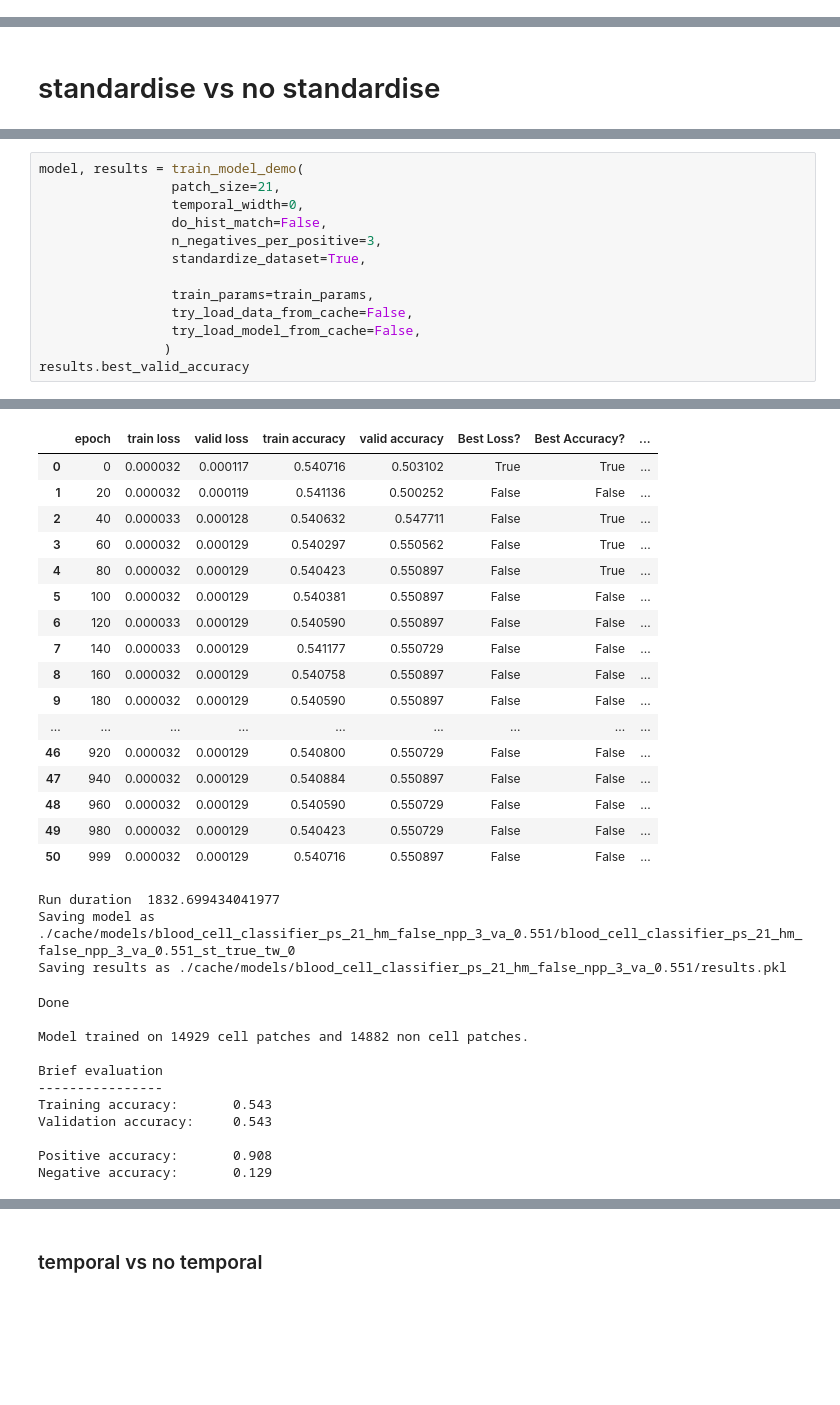
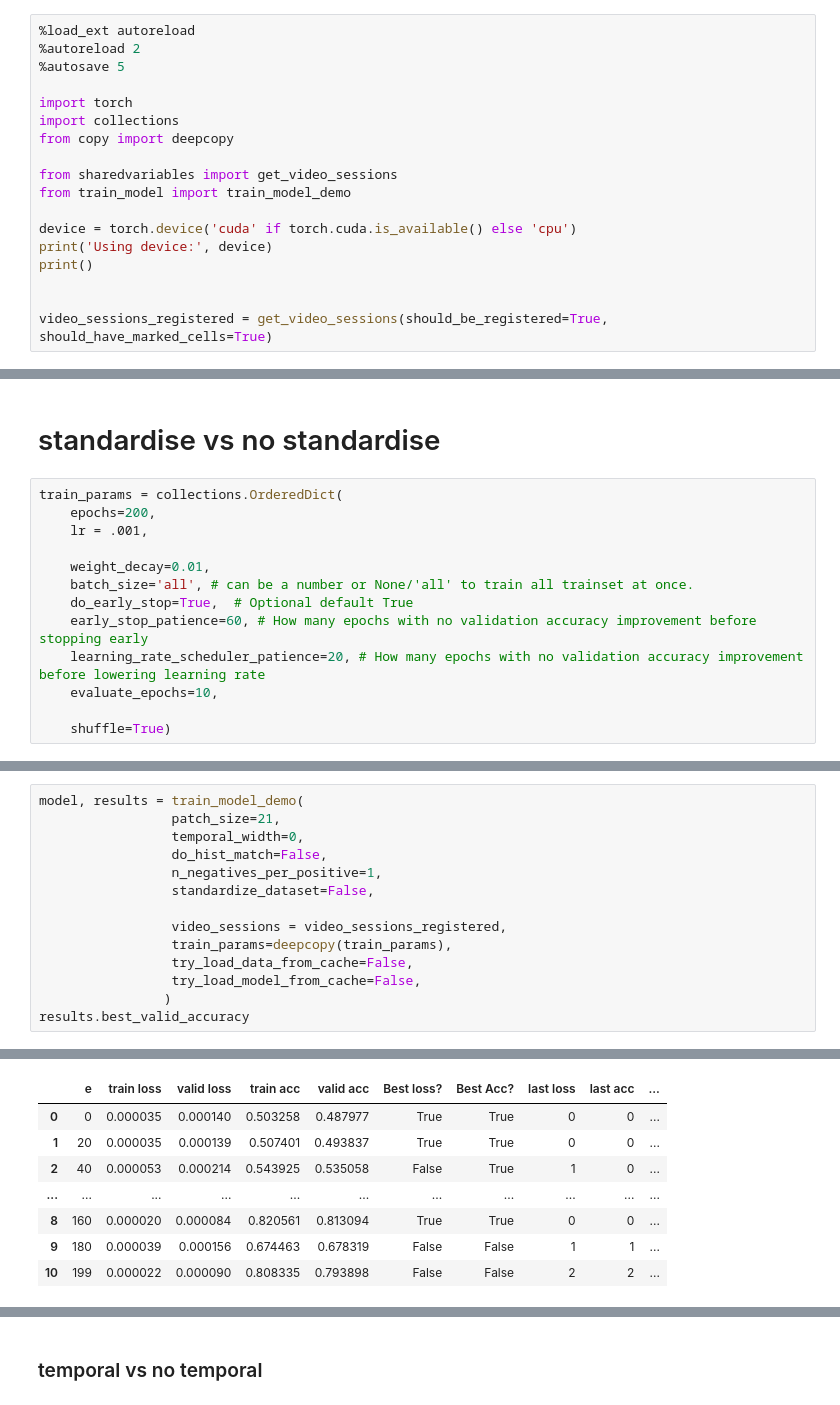
Before and after one commit to cchadj/cell-tracking-ucl-thesis, a Jupyter notebook: train-model-minimal.ipynb, the cells around one changed output, grey strips where cells are left out. Drawn from its saved outputs; the diff is of its cells as text; blank space fills up the shorter version.

```diff
--- a/train-model-minimal.ipynb
+++ b/train-model-minimal.ipynb
@@ -36,0 +1,18 @@ Using device: cuda
+# %%
+%load_ext autoreload
+%autoreload 2
+%autosave 5
+
+import torch
+import collections
+from copy import deepcopy
+
+from sharedvariables import get_video_sessions
+from train_model import train_model_demo
+
+device = torch.device('cuda' if torch.cuda.is_available() else 'cpu')
+print('Using device:', device)
+print()
+
+
+video_sessions_registered = get_video_sessions(should_be_registered=True, should_have_marked_cells=True)
@@ -37,5 +24,18 @@ Using device: cuda
 # %% [markdown]
 # standardise vs no standardise
+# %%
+train_params = collections.OrderedDict(
+    epochs=200,
+    lr = .001,
+
+    weight_decay=0.01,
+    batch_size='all', # can be a number or None/'all' to train all trainset at once.
+    do_early_stop=True,  # Optional default True
+    early_stop_patience=60, # How many epochs with no validation accuracy improvement before stopping early
+    learning_rate_scheduler_patience=20, # How many epochs with no validation accuracy improvement before lowering learning rate
+    evaluate_epochs=10,
+
+    shuffle=True)
 # %%
 model, results = train_model_demo(
                  patch_size=21,
@@ -227,10 +303,11 @@ model, results = train_model_demo(
                  patch_size=21,
                  temporal_width=0,
                  do_hist_match=False,
-                 n_negatives_per_positive=3,
-                 standardize_dataset=True,
+                 n_negatives_per_positive=1,
+                 standardize_dataset=False,
 
-                 train_params=train_params,
+                 video_sessions = video_sessions_registered,
+                 train_params=deepcopy(train_params),
                  try_load_data_from_cache=False,
                  try_load_model_from_cache=False,
                 )
@@ -245,31 +324,8 @@ results.best_valid_accuracy
-|  | epoch | train loss | valid loss | train accuracy | valid accuracy | Best Loss? | Best Accuracy? | ... |
-| 0 | 0 | 0.000032 | 0.000117 | 0.540716 | 0.503102 | True | True | ... |
-| 1 | 20 | 0.000032 | 0.000119 | 0.541136 | 0.500252 | False | False | ... |
-| 2 | 40 | 0.000033 | 0.000128 | 0.540632 | 0.547711 | False | True | ... |
-| 3 | 60 | 0.000032 | 0.000129 | 0.540297 | 0.550562 | False | True | ... |
-| 4 | 80 | 0.000032 | 0.000129 | 0.540423 | 0.550897 | False | True | ... |
-| 5 | 100 | 0.000032 | 0.000129 | 0.540381 | 0.550897 | False | False | ... |
-| 6 | 120 | 0.000033 | 0.000129 | 0.540590 | 0.550897 | False | False | ... |
-| 7 | 140 | 0.000033 | 0.000129 | 0.541177 | 0.550729 | False | False | ... |
-| 8 | 160 | 0.000032 | 0.000129 | 0.540758 | 0.550897 | False | False | ... |
-| 9 | 180 | 0.000032 | 0.000129 | 0.540590 | 0.550897 | False | False | ... |
-| ... | ... | ... | ... | ... | ... | ... | ... | ... |
-| 46 | 920 | 0.000032 | 0.000129 | 0.540800 | 0.550729 | False | False | ... |
-| 47 | 940 | 0.000032 | 0.000129 | 0.540884 | 0.550897 | False | False | ... |
-| 48 | 960 | 0.000032 | 0.000129 | 0.540590 | 0.550729 | False | False | ... |
-| 49 | 980 | 0.000032 | 0.000129 | 0.540423 | 0.550729 | False | False | ... |
-| 50 | 999 | 0.000032 | 0.000129 | 0.540716 | 0.550897 | False | False | ... |
+|  | e | train loss | valid loss | train acc | valid acc | Best loss? | Best Acc? | last loss | last acc | ... |
+| 0 | 0 | 0.000035 | 0.000140 | 0.503258 | 0.487977 | True | True | 0 | 0 | ... |
+| 1 | 20 | 0.000035 | 0.000139 | 0.507401 | 0.493837 | True | True | 0 | 0 | ... |
+| 2 | 40 | 0.000053 | 0.000214 | 0.543925 | 0.535058 | False | True | 1 | 0 | ... |
+| ... | ... | ... | ... | ... | ... | ... | ... | ... | ... | ... |
+| 8 | 160 | 0.000020 | 0.000084 | 0.820561 | 0.813094 | True | True | 0 | 0 | ... |
+| 9 | 180 | 0.000039 | 0.000156 | 0.674463 | 0.678319 | False | False | 1 | 1 | ... |
+| 10 | 199 | 0.000022 | 0.000090 | 0.808335 | 0.793898 | False | False | 2 | 2 | ... |
-Run duration  1832.699434041977
-Saving model as ./cache/models/blood_cell_classifier_ps_21_hm_false_npp_3_va_0.551/blood_cell_classifier_ps_21_hm_false_npp_3_va_0.551_st_true_tw_0
-Saving results as ./cache/models/blood_cell_classifier_ps_21_hm_false_npp_3_va_0.551/results.pkl
-Done
-
-Model trained on 14929 cell patches and 14882 non cell patches.
-
-Brief evaluation
-----------------
-Training accuracy:       0.543
-Validation accuracy:     0.543
-
-Positive accuracy:       0.908
-Negative accuracy:       0.129
```
Also changed, not shown: parts of 34 cells of this notebook.
